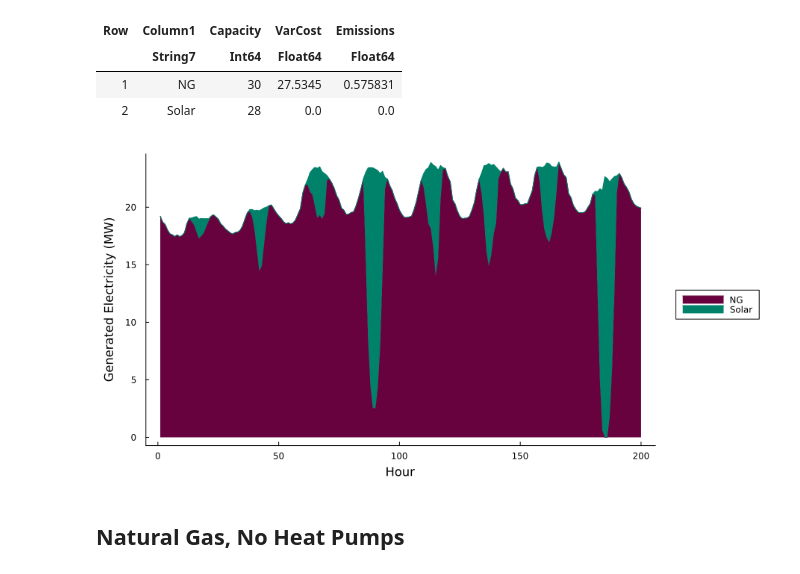
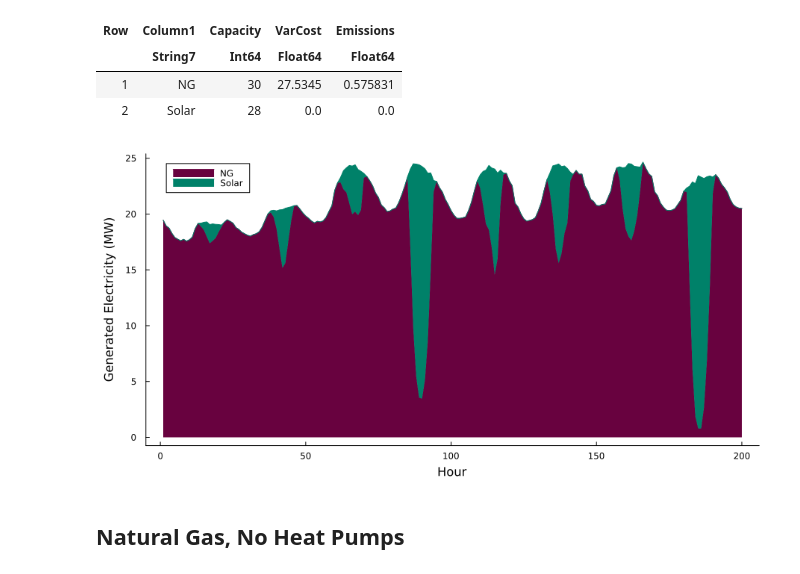
Before and after one commit to BEE4750-FA24/FP-Group6, a Jupyter notebook: Cornell_CHP_Project.ipynb, the cells around one changed output. Drawn from its saved outputs; the diff is of its cells as text; code cells hidden in the pictures.

```diff
--- a/Cornell_CHP_Project.ipynb
+++ b/Cornell_CHP_Project.ipynb
@@ -412,17 +412,17 @@ gens
 # %%
 gen = value.(y).data
 p = areaplot(gen'[1:200,:],
     label=permutedims(gens[:, :Column1]),
     xlabel = "Hour",
     ylabel ="Generated Electricity (MW)",
     color_palette=:mk_15,
     grid=:false,
     # ylim=(0, 100),
 )
-plot!(legend=:outerright, legendcolumns=1, leftmargin=5mm, bottommargin=3mm)
+plot!(legend=:topleft, legendcolumns=1, leftmargin=5mm, bottommargin=3mm)
 plot!(p, size=(900, 450))
 # %% [output]
-[figure, old version]
+[figure, new version]
 # %% [markdown]
 ## Natural Gas, No Heat Pumps
 # %%
```
Also changed, not shown: parts of 1 cell of this notebook.
